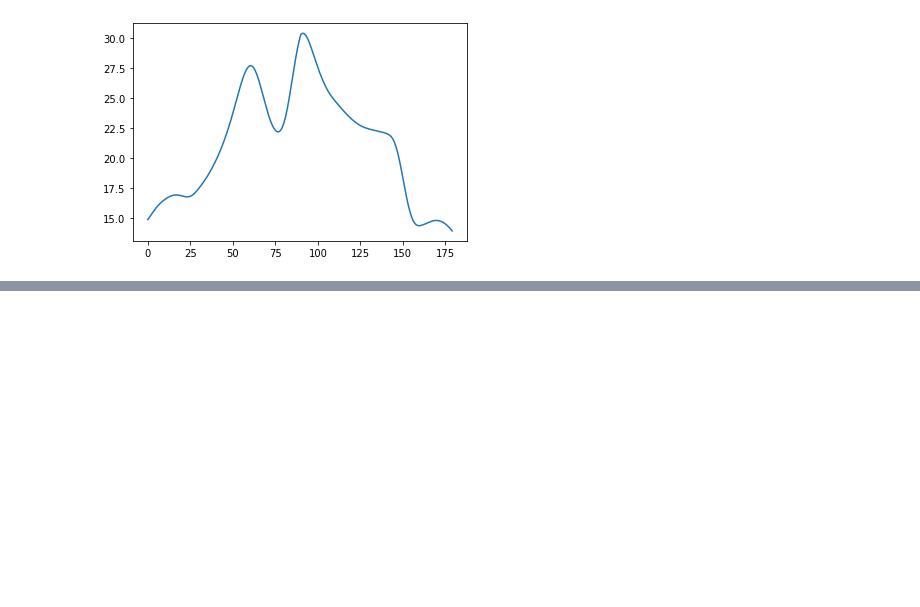
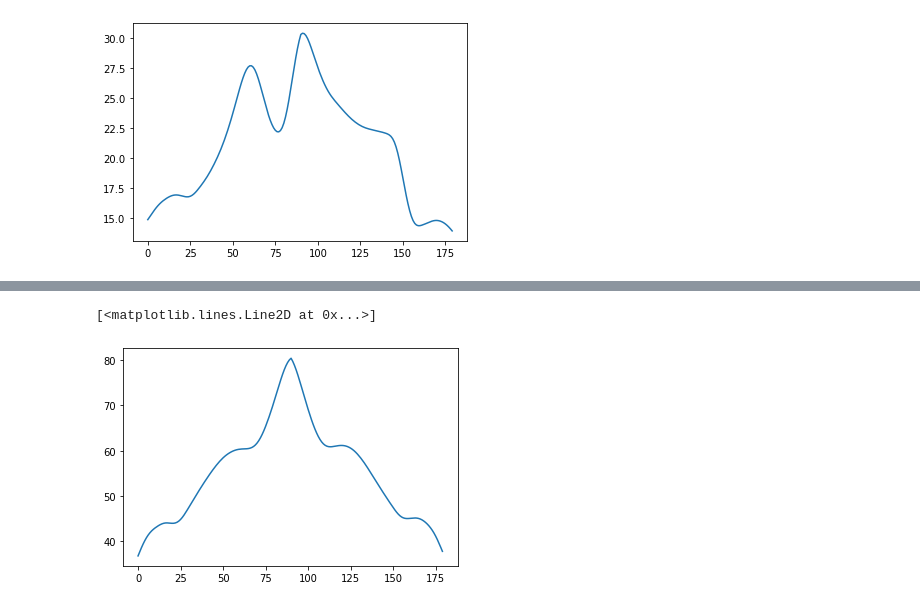
Before and after one commit to abbasloo/dnnHealth, a Jupyter notebook: AF/dump/test.ipynb, the cells around one changed output, grey strips where cells are left out. Cells and saved outputs as stored; diff of their text form; code cells hidden in the pictures; blank space fills up the shorter version.

```diff
--- a/AF/dump/test.ipynb
+++ b/AF/dump/test.ipynb
@@ -91,0 +101,6 @@ plt.plot(go)
+# %%
+go = signal.correlate(temp2[:,0], temp22[:,0], 'same')
+plt.plot(go)
+# %% [output]
+[<matplotlib.lines.Line2D at 0x...>]
+[figure, added]
```
Also changed, not shown: parts of 3 cells of this notebook.
